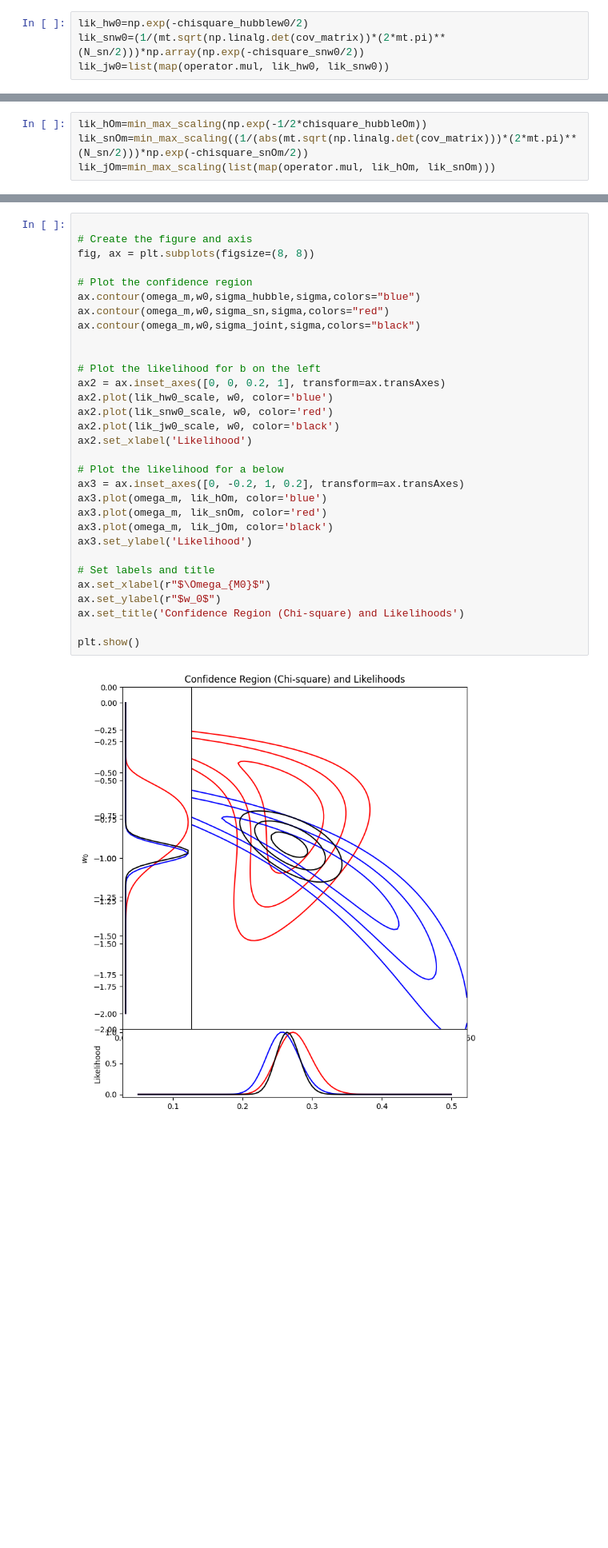
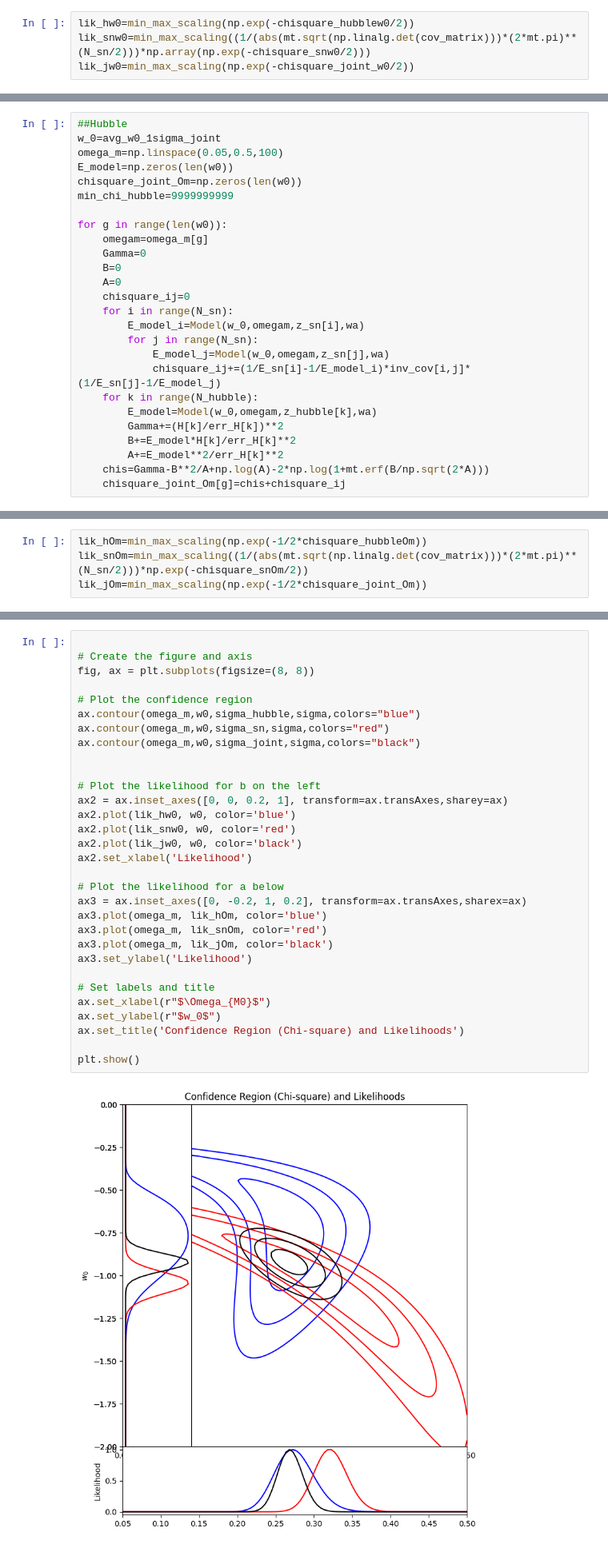
Before and after one commit to Parracho/IE, a Jupyter notebook: Project/Code/paper.ipynb, the cells around one changed output, grey strips where cells are left out. Shown at 80% size. Drawn from its saved outputs; the diff is of its cells as text; blank space fills up the shorter version.

```diff
--- a/Project/Code/paper.ipynb
+++ b/Project/Code/paper.ipynb
@@ -474,9 +492,9 @@ chi_square_jointw0=chisquare_hubblew0+chisquare_snw0
 # %% [markdown]
 ## $\mathcal{L}$ for $\Omega_m=0.27$
 # %%
-lik_hw0=np.exp(-chisquare_hubblew0/2)
-lik_snw0=(1/(mt.sqrt(np.linalg.det(cov_matrix))*(2*mt.pi)**(N_sn/2)))*np.array(np.exp(-chisquare_snw0/2))
-lik_jw0=list(map(operator.mul, lik_hw0, lik_snw0))
+lik_hw0=min_max_scaling(np.exp(-chisquare_hubblew0/2))
+lik_snw0=min_max_scaling((1/(abs(mt.sqrt(np.linalg.det(cov_matrix)))*(2*mt.pi)**(N_sn/2)))*np.array(np.exp(-chisquare_snw0/2)))
+lik_jw0=min_max_scaling(np.exp(-chisquare_joint_w0/2))
 # %%
 plt.plot(w0,lik_hw0)
 plt.plot(w0,lik_snw0)
@@ -554,9 +560,35 @@ for t in range(len(omega_m)):
+# %%
+##Hubble
+w_0=avg_w0_1sigma_joint
+omega_m=np.linspace(0.05,0.5,100)
+E_model=np.zeros(len(w0))
+chisquare_joint_Om=np.zeros(len(w0))
+min_chi_hubble=9999999999
+
+for g in range(len(w0)):
+    omegam=omega_m[g]
+    Gamma=0
+    B=0
+    A=0
+    chisquare_ij=0
+    for i in range(N_sn):
+        E_model_i=Model(w_0,omegam,z_sn[i],wa)
+        for j in range(N_sn):
+            E_model_j=Model(w_0,omegam,z_sn[j],wa)
+            chisquare_ij+=(1/E_sn[i]-1/E_model_i)*inv_cov[i,j]*(1/E_sn[j]-1/E_model_j)
+    for k in range(N_hubble):
+        E_model=Model(w_0,omegam,z_hubble[k],wa)
+        Gamma+=(H[k]/err_H[k])**2
+        B+=E_model*H[k]/err_H[k]**2
+        A+=E_model**2/err_H[k]**2
+    chis=Gamma-B**2/A+np.log(A)-2*np.log(1+mt.erf(B/np.sqrt(2*A)))
+    chisquare_joint_Om[g]=chis+chisquare_ij
 # %% [markdown]
 ## $\mathcal{L}$ for $w_0=-0.92$
 # %%
 lik_hOm=min_max_scaling(np.exp(-1/2*chisquare_hubbleOm))
 lik_snOm=min_max_scaling((1/(abs(mt.sqrt(np.linalg.det(cov_matrix)))*(2*mt.pi)**(N_sn/2)))*np.exp(-chisquare_snOm/2))
-lik_jOm=min_max_scaling(list(map(operator.mul, lik_hOm, lik_snOm)))
+lik_jOm=min_max_scaling(np.exp(-1/2*chisquare_joint_Om))
 # %%
 plt.plot(omega_m,lik_hOm)
 plt.plot(omega_m,lik_snOm)
@@ -570,33 +604,33 @@ Text(0, 0.5, 'Likelihood')
 # %%
 
 # Create the figure and axis
 fig, ax = plt.subplots(figsize=(8, 8))
 
 # Plot the confidence region
 ax.contour(omega_m,w0,sigma_hubble,sigma,colors="blue")
 ax.contour(omega_m,w0,sigma_sn,sigma,colors="red")
 ax.contour(omega_m,w0,sigma_joint,sigma,colors="black")
 
 
 # Plot the likelihood for b on the left
-ax2 = ax.inset_axes([0, 0, 0.2, 1], transform=ax.transAxes)
-ax2.plot(lik_hw0_scale, w0, color='blue')
-ax2.plot(lik_snw0_scale, w0, color='red')
-ax2.plot(lik_jw0_scale, w0, color='black')
+ax2 = ax.inset_axes([0, 0, 0.2, 1], transform=ax.transAxes,sharey=ax)
+ax2.plot(lik_hw0, w0, color='blue')
+ax2.plot(lik_snw0, w0, color='red')
+ax2.plot(lik_jw0, w0, color='black')
 ax2.set_xlabel('Likelihood')
 
 # Plot the likelihood for a below
-ax3 = ax.inset_axes([0, -0.2, 1, 0.2], transform=ax.transAxes)
+ax3 = ax.inset_axes([0, -0.2, 1, 0.2], transform=ax.transAxes,sharex=ax)
 ax3.plot(omega_m, lik_hOm, color='blue')
 ax3.plot(omega_m, lik_snOm, color='red')
 ax3.plot(omega_m, lik_jOm, color='black')
 ax3.set_ylabel('Likelihood')
 
 # Set labels and title
 ax.set_xlabel(r"$\Omega_{M0}$")
 ax.set_ylabel(r"$w_0$")
 ax.set_title('Confidence Region (Chi-square) and Likelihoods')
 
 plt.show()
 # %% [output]
-[figure, old version]
+[figure, new version]
```
Also changed, not shown: parts of 16 cells of this notebook.
